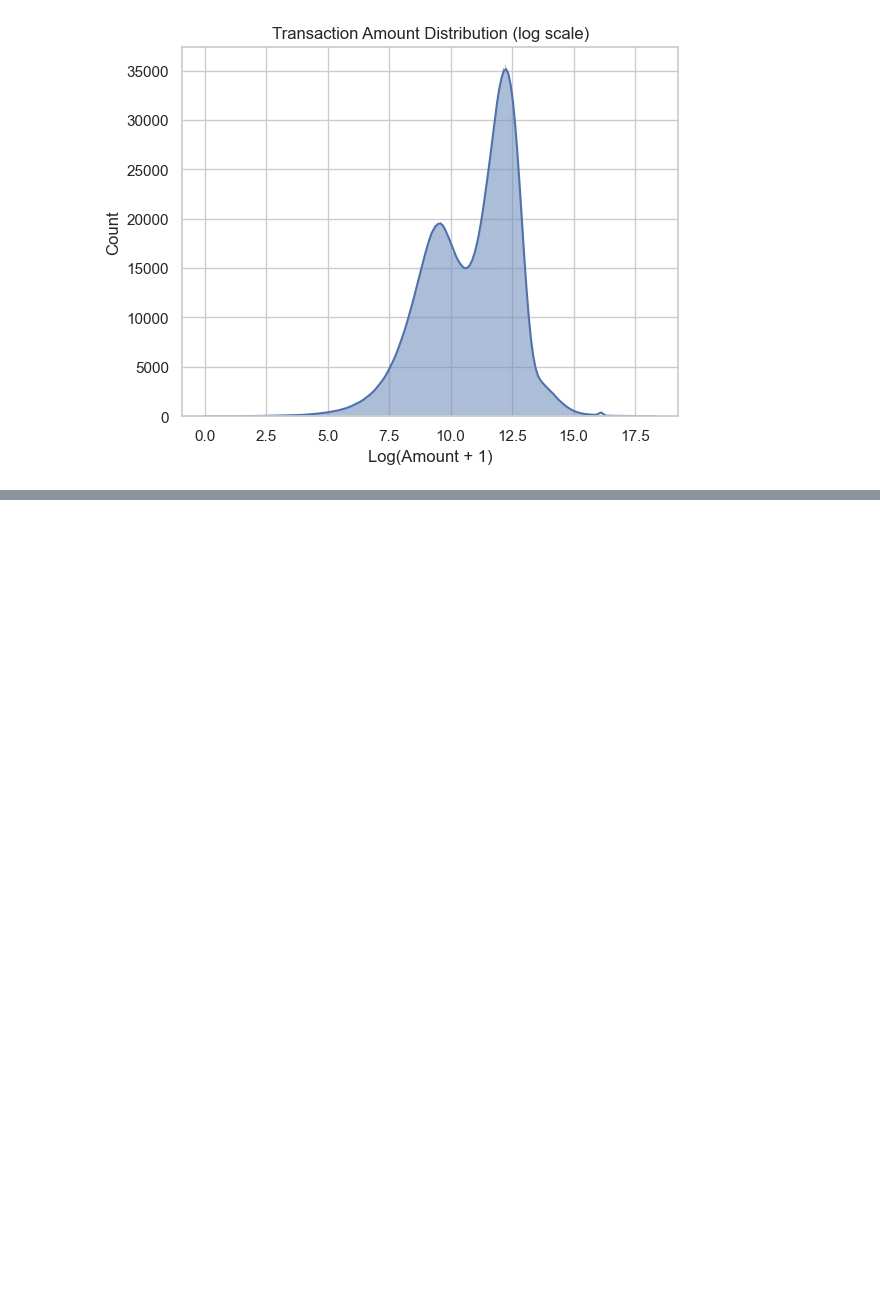
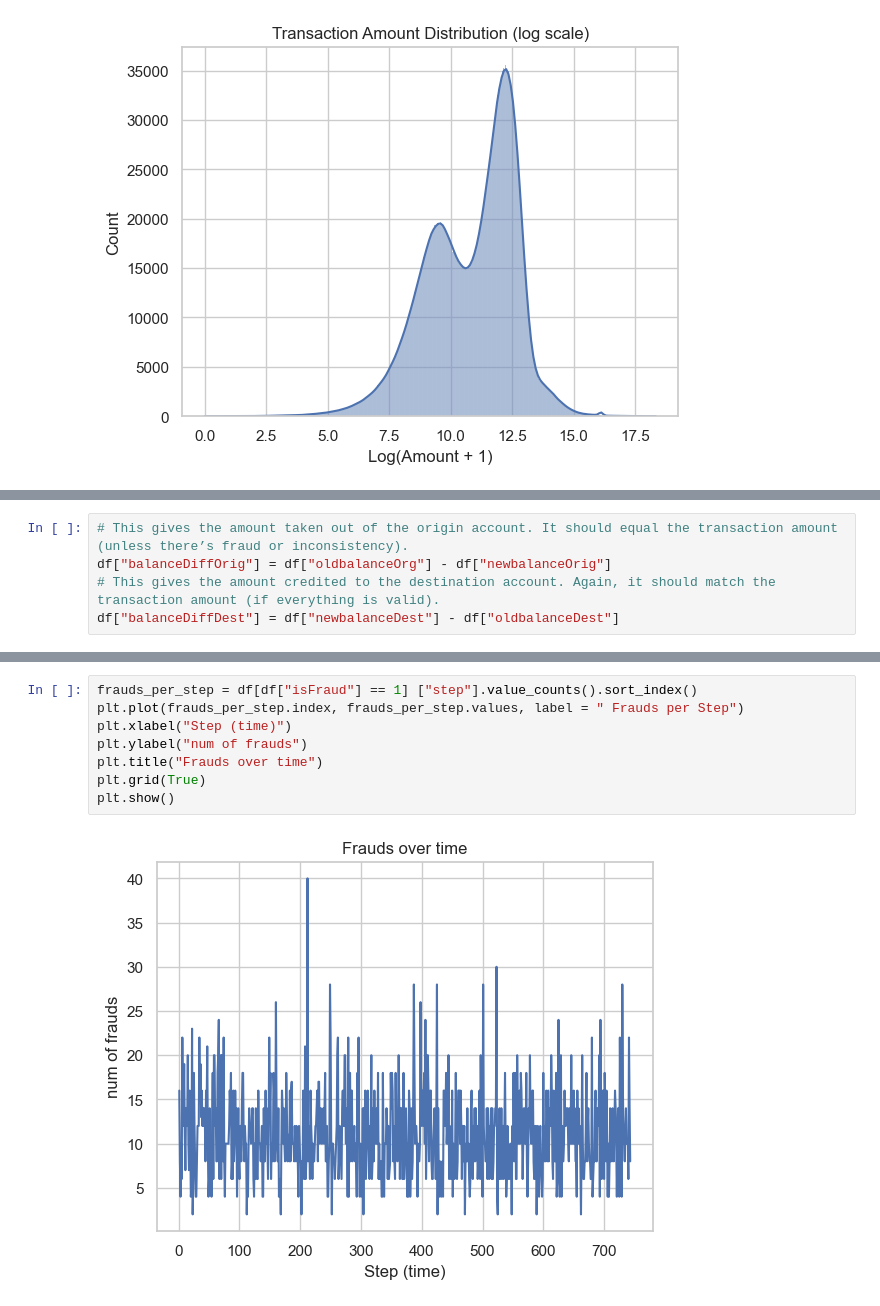
Before and after one commit to atchj001/Data_Science-and-ML-projects, a Jupyter notebook: Fraud Detection/analysis_model.ipynb, the cells around one changed output, grey strips where cells are left out. Saved outputs shown, nothing was run; the diff lists cells and outputs as text; blank space fills up the shorter version.

```diff
--- a/Fraud Detection/analysis_model.ipynb
+++ b/Fraud Detection/analysis_model.ipynb
@@ -162,0 +178,5 @@ plt.show()
+# %%
+# This gives the amount taken out of the origin account. It should equal the transaction amount (unless there’s fraud or inconsistency).
+df["balanceDiffOrig"] = df["oldbalanceOrg"] - df["newbalanceOrig"]
+# This gives the amount credited to the destination account. Again, it should match the transaction amount (if everything is valid).
+df["balanceDiffDest"] = df["newbalanceDest"] - df["oldbalanceDest"]
@@ -162,0 +198,10 @@ plt.show()
+# %%
+frauds_per_step = df[df["isFraud"] == 1] ["step"].value_counts().sort_index()
+plt.plot(frauds_per_step.index, frauds_per_step.values, label = " Frauds per Step")
+plt.xlabel("Step (time)")
+plt.ylabel("num of frauds")
+plt.title("Frauds over time")
+plt.grid(True)
+plt.show()
+# %% [output]
+[figure, added]
```
Also changed, not shown: parts of 8 cells of this notebook.
